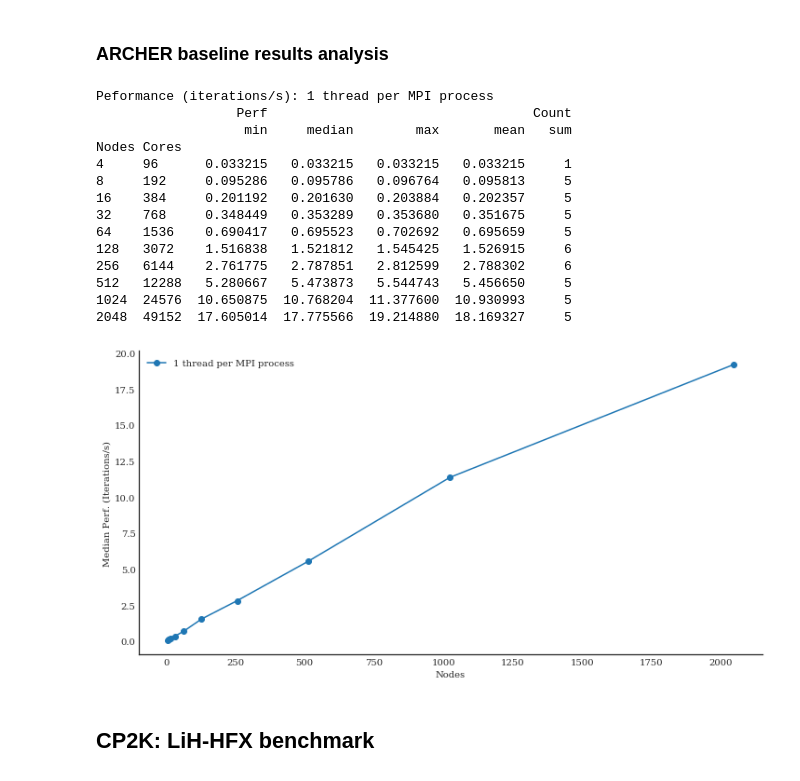
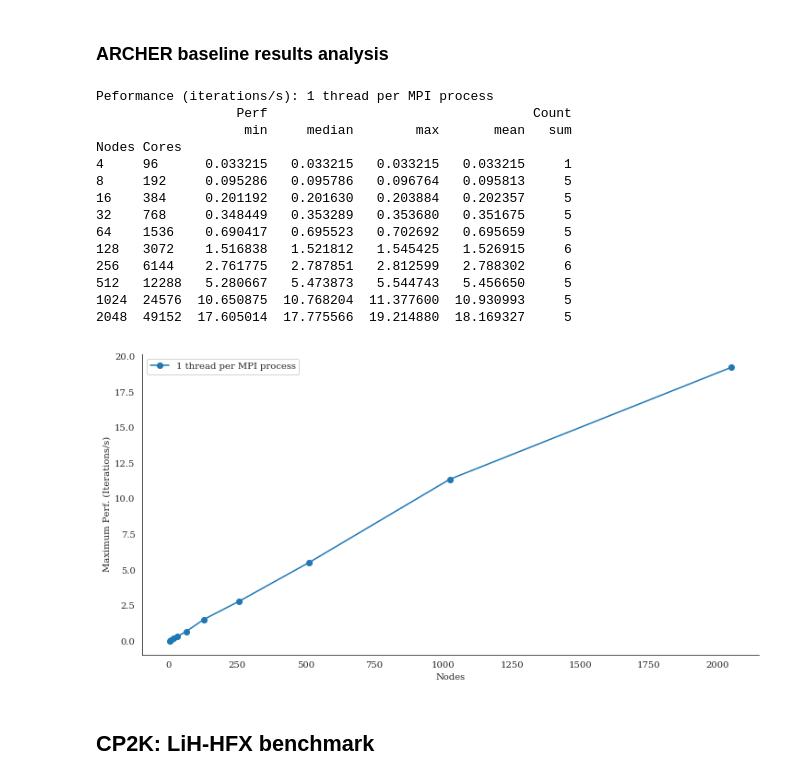
Before and after one commit to hpc-uk/archer-benchmarks, a Jupyter notebook: analysis/ARCHER_Baseline_Results.ipynb, the cells around one changed output. Saved outputs shown, nothing was run; the diff lists cells and outputs as text; code cells hidden in the pictures.

```diff
--- a/analysis/ARCHER_Baseline_Results.ipynb
+++ b/analysis/ARCHER_Baseline_Results.ipynb
@@ -207,28 +207,28 @@ df_list = osbli.create_df_list(osblifiles, 24)
 osbli_df = pd.DataFrame(df_list)
 # %%
 print('\nPeformance (iterations/s): 1 thread per MPI process')
-nodes, perf_median = osbli.get_perf_stats(osbli_df, 'max', writestats=True)
-plt.plot(nodes, perf_median, '-o', label='1 thread per MPI process')
+nodes, perf_max = osbli.get_perf_stats(osbli_df, 'max', writestats=True)
+plt.plot(nodes, perf_max, '-o', label='1 thread per MPI process')
 plt.xlabel('Nodes')
-plt.ylabel('Median Perf. (Iterations/s)')
+plt.ylabel('Maximum Perf. (Iterations/s)')
 plt.legend(loc='best')
 sns.despine()
 # %% [output]
 Peformance (iterations/s): 1 thread per MPI process
                   Perf                                  Count
                    min     median        max       mean   sum
 Nodes Cores
 4     96      0.033215   0.033215   0.033215   0.033215     1
 8     192     0.095286   0.095786   0.096764   0.095813     5
 16    384     0.201192   0.201630   0.203884   0.202357     5
 32    768     0.348449   0.353289   0.353680   0.351675     5
 64    1536    0.690417   0.695523   0.702692   0.695659     5
 128   3072    1.516838   1.521812   1.545425   1.526915     6
 256   6144    2.761775   2.787851   2.812599   2.788302     6
 512   12288   5.280667   5.473873   5.544743   5.456650     5
 1024  24576  10.650875  10.768204  11.377600  10.930993     5
 2048  49152  17.605014  17.775566  19.214880  18.169327     5
-[figure, old version]
+[figure, new version]
 # %% [markdown]
 ## CP2K: LiH-HFX benchmark
 # %% [markdown]
```
Also changed, not shown: parts of 4 cells of this notebook, 9 other files.
